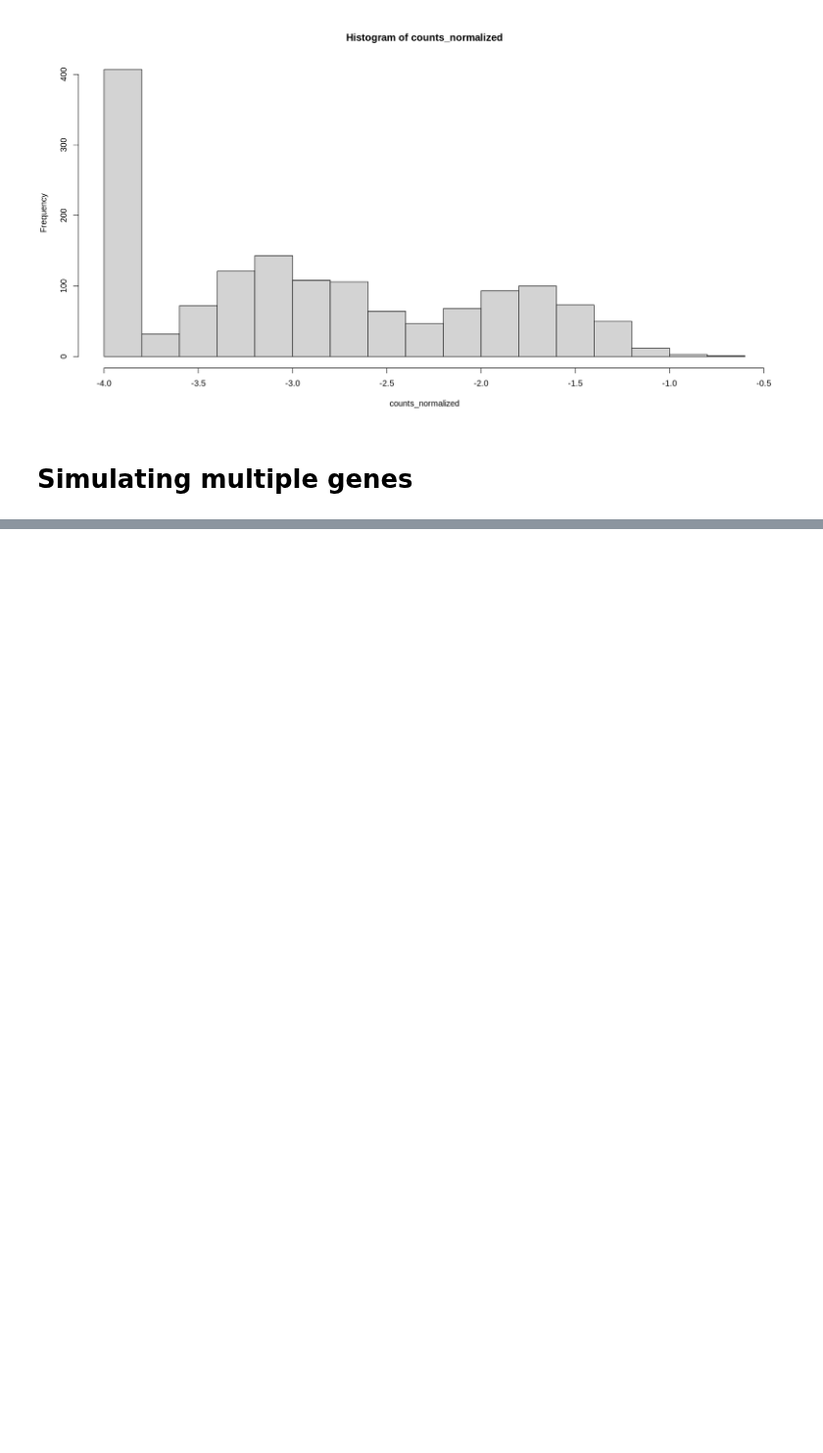
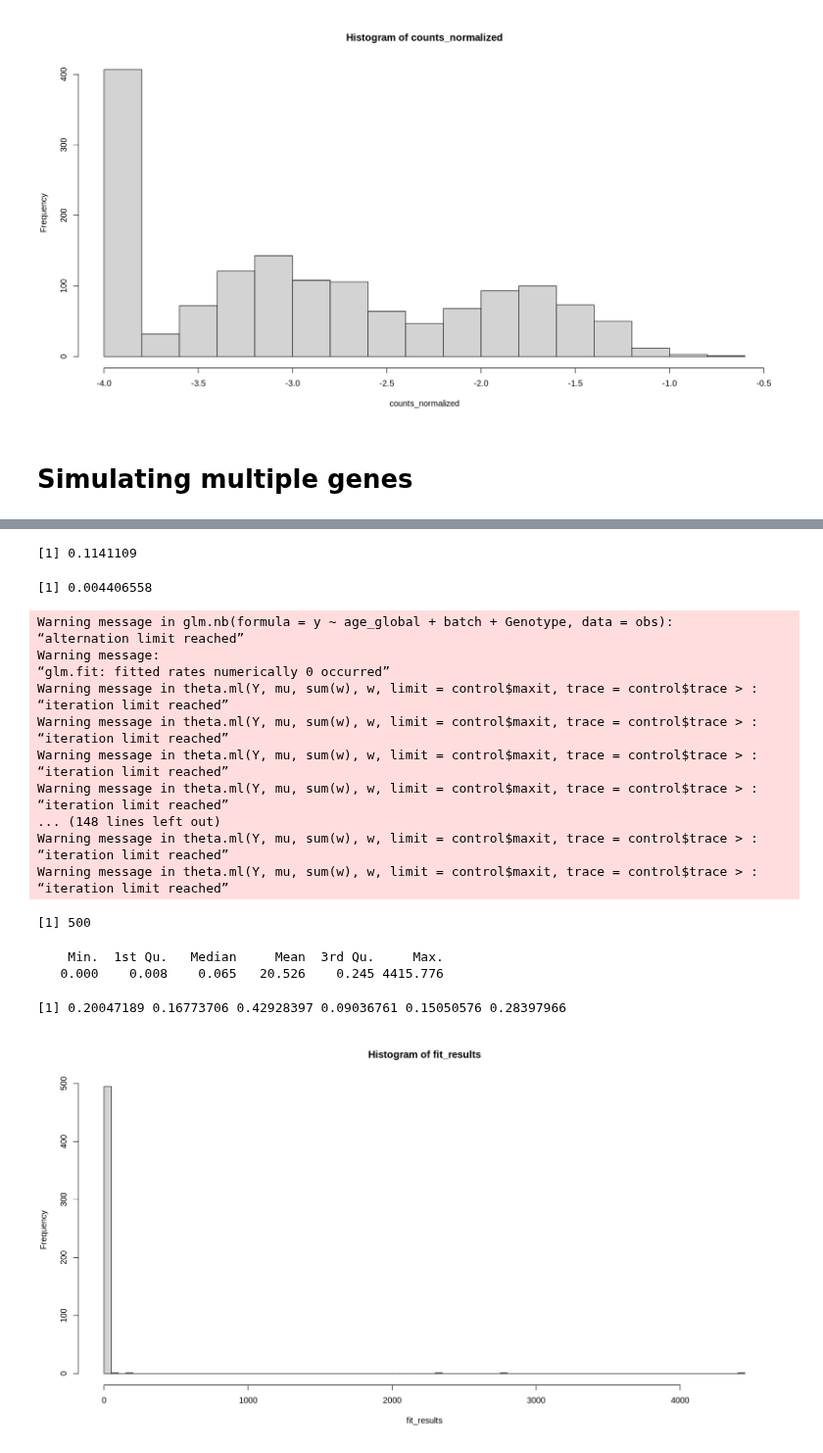
Before and after one commit to AndreMacedo88/Notebooks-Research, a Jupyter notebook: Bioinfo/Transcriptomics/generate_realistic_single-cell_count_data_r.ipynb, the cells around one changed output, grey strips where cells are left out. Shown at 98% size. Cells and saved outputs as stored; diff of their text form; code cells hidden in the pictures; blank space fills up the shorter version.

```diff
--- a/Bioinfo/Transcriptomics/generate_realistic_single-cell_count_data_r.ipynb
+++ b/Bioinfo/Transcriptomics/generate_realistic_single-cell_count_data_r.ipynb
@@ -145,0 +209,4 @@ hist(counts_normalized)
+# %%
+adata_raw <- adata$raw$to_adata()
+adata_raw <- adata_raw[, rownames(adata$var)]
+adata_raw
@@ -145,0 +220,54 @@ hist(counts_normalized)
+# %%
+y <- adata_raw$X[, 1]
+obs <- adata_raw$obs[, c("age_global", "batch", "Genotype")]
+fit <- glm.nb(formula = y ~ age_global + batch + Genotype, data = obs)
+fit$theta
+fit$SE.theta
+# %% [output]
+[1] 0.1141109
+[1] 0.004406558
+# %%
+# THIS TAKES X MINUTES, DO NOT RUN AGAIN IF YOU DON'T NEED
+# Randomly select 100 columns from adata_raw
+selected_columns <- sample(1:ncol(adata_raw$X), 500)
+data <- adata_raw[, selected_columns]
+
+# Initialize an array to store the results
+fit_results <- numeric(ncol(data$X))
+
+# Loop through each gene and store the results in the array
+fit_results <- pbsapply(1:ncol(data$X), function(i) {
+    y <- data$X[, i]
+    obs <- data$obs[, c("age_global", "batch", "Genotype")]
+    fit <- glm.nb(formula = y ~ age_global + batch + Genotype, data = obs)
+    return(fit$theta)
+})
+
+# The fit_results array now contains the glm.nb results for each column
+length(fit_results)
+summary(fit_results)
+head(fit_results)
+hist(fit_results, breaks = 100)
+# %% [output]
+Warning message in glm.nb(formula = y ~ age_global + batch + Genotype, data = obs):
+“alternation limit reached”
+Warning message:
+“glm.fit: fitted rates numerically 0 occurred”
+Warning message in theta.ml(Y, mu, sum(w), w, limit = control$maxit, trace = control$trace > :
+“iteration limit reached”
+Warning message in theta.ml(Y, mu, sum(w), w, limit = control$maxit, trace = control$trace > :
+“iteration limit reached”
+Warning message in theta.ml(Y, mu, sum(w), w, limit = control$maxit, trace = control$trace > :
+“iteration limit reached”
+Warning message in theta.ml(Y, mu, sum(w), w, limit = control$maxit, trace = control$trace > :
+“iteration limit reached”
+... (148 lines left out)
+Warning message in theta.ml(Y, mu, sum(w), w, limit = control$maxit, trace = control$trace > :
+“iteration limit reached”
+Warning message in theta.ml(Y, mu, sum(w), w, limit = control$maxit, trace = control$trace > :
+“iteration limit reached”
+[1] 500
+    Min.  1st Qu.   Median     Mean  3rd Qu.     Max.
+   0.000    0.008    0.065   20.526    0.245 4415.776
+[1] 0.20047189 0.16773706 0.42928397 0.09036761 0.15050576 0.28397966
+[figure, added]
```
Also changed, not shown: parts of 17 cells of this notebook.
